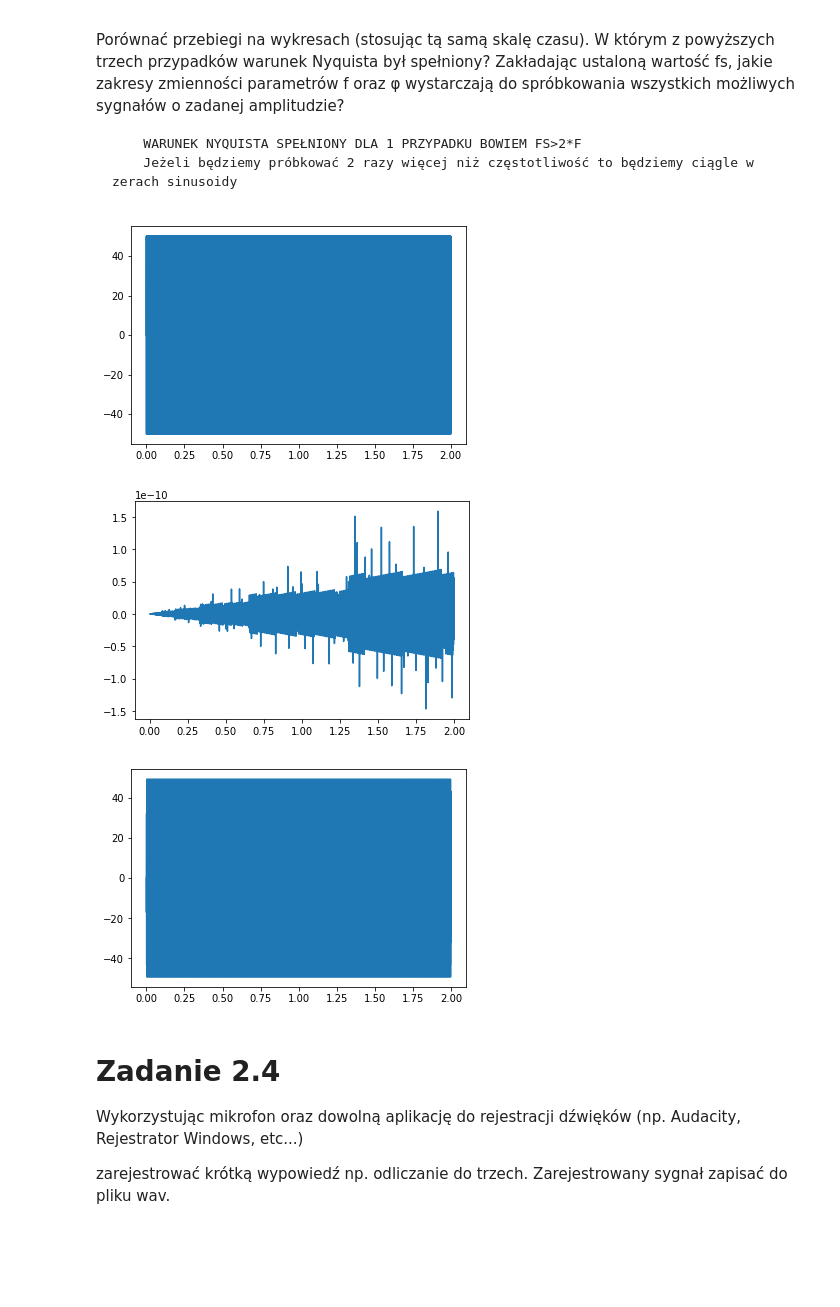
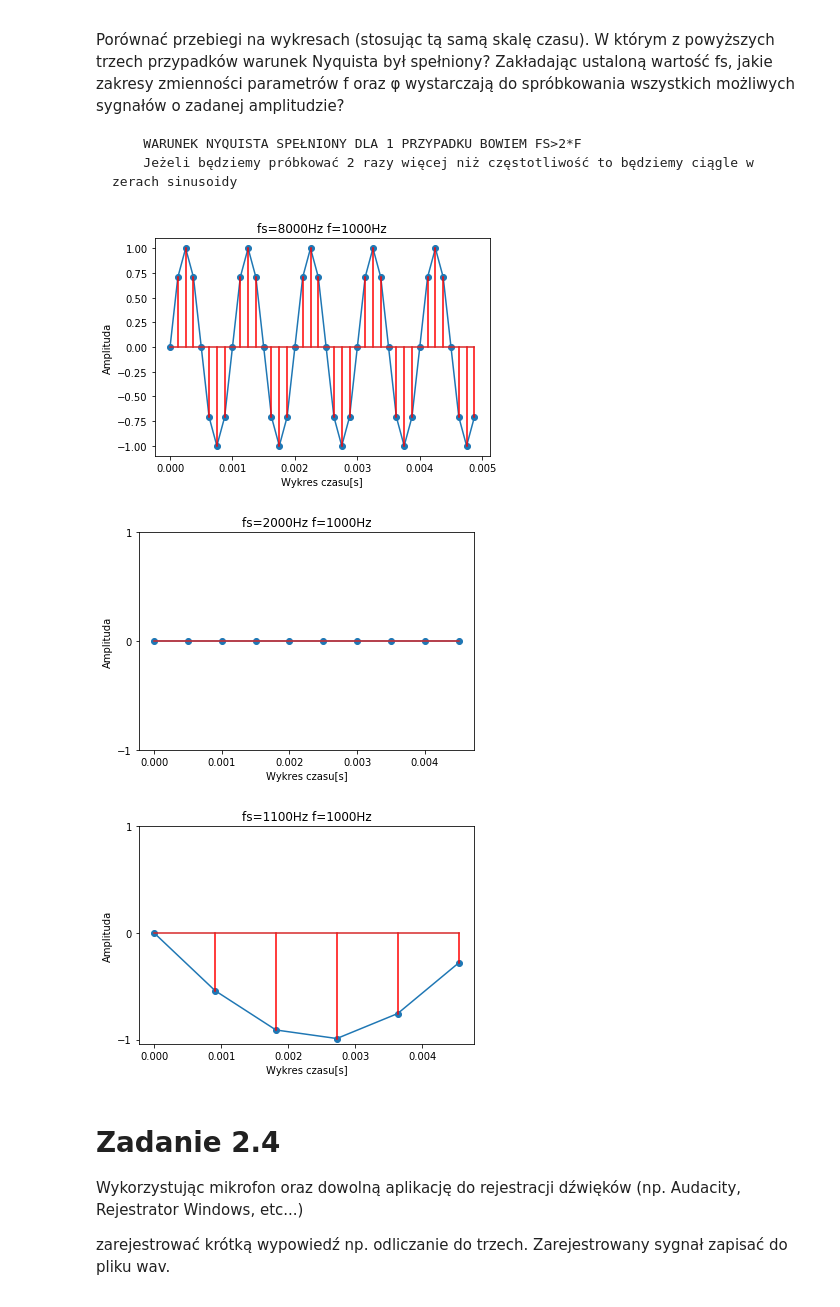
Before and after one commit to WojciechMojsiejuk/PB_INF_SEM_3, a Jupyter notebook: PrzetwarzanieSygnalow/Ćwiczenie2.ipynb, the cells around one changed output. Cells and saved outputs as stored; diff of their text form; code cells hidden in the pictures; blank space fills up the shorter version.

```diff
--- a/PrzetwarzanieSygnalow/Ćwiczenie2.ipynb
+++ b/PrzetwarzanieSygnalow/Ćwiczenie2.ipynb
@@ -112,7 +111,7 @@ if __name__=="__main__":
     fs = 44100       # sampling rate, Hz, must be integer
     samples1 = SinusoidalSignal(3.0,444.0,50,0,fs).astype(np.float32)
     samples2 = SinusoidalSignal(3.0,444.0,50,180,fs).astype(np.float32)#zmienia sinusa na cosinusa
-    samples3 = SinusoidalSignal(3.0,444.0,1000,0,fs).astype(np.float32)#zmienia głośność
+    samples3 = SinusoidalSignal(3.0,444.0,150,0,fs).astype(np.float32)#zmienia głośność
     samples4 = SinusoidalSignal(3.0,888.0,50,0,fs).astype(np.float32) #zmienia barwe
 
     # for paFloat32 sample values must be in range [-1.0, 1.0]
@@ -156,28 +282,31 @@ import numpy as np
 from scipy import signal
 import pyaudio
 
-def SinusoidalSignal(time,frequency,amplitude,phase,sampling):
+def SinusoidalSignal(time,frequency,amplitude,sampling):
     duration = time   # in seconds, may be float
     f = frequency     # sine frequency, Hz, may be float
     A = amplitude     # amplitude
-    fi = phase        # phase shift
     fs = sampling     # sampling rate
     # generate samples, note conversion to float32 array
     #+fi%*np.pi/180
-    return A*(np.sin(2*np.pi*np.arange(fs*duration)*f/fs)+(fi*np.pi/180))
+    return A*(np.sin(2*np.pi*np.arange(fs*duration)*f/fs))
 
 if __name__=="__main__":
     p = pyaudio.PyAudio()
     volume = 0.5     # range [0.0, 1.0]
     f=1000
     # sampling rate, Hz, must be integer
-    fs1 = 44100
-    samples1 = SinusoidalSignal(2.0,f,50,0,fs1).astype(np.float32)
+    fs1 = 8000
+    samples1 = SinusoidalSignal(2.0,f,1,fs1).astype(np.float32)
 
     #wykres pierwszej funkcji
-    y1=SinusoidalSignal(2.0,f,50,0,fs1)
-    t1=np.arange(0,2.0,1/fs1)
-    plt.plot(t1,y1)
+    y1=SinusoidalSignal(5.0*10**-3,f,1,fs1)
+    t1=np.arange(0,5.0*10**-3,1/fs1)
+    plt.plot(t1,y1,label="Wykres sygnału")
+    plt.stem(t1,y1,'r',label="Sample rate")
+    plt.xlabel("Wykres czasu[s]")
+    plt.ylabel("Amplituda")
+    plt.title("fs=8000Hz f=1000Hz")
     plt.show()
 
     #odsluch pierwszej funkcji
@@ -186,72 +315,81 @@ if __name__=="__main__":
     stream.stop_stream()
     stream.close()
 # %% [output]
-[figure, old version]
+[figure, new version]
 # %%
 import matplotlib.pyplot as plt
 import numpy as np
 from scipy import signal
 import pyaudio
 
-def SinusoidalSignal(time,frequency,amplitude,phase,sampling):
+def SinusoidalSignal(time,frequency,amplitude,sampling):
     duration = time   # in seconds, may be float
     f = frequency     # sine frequency, Hz, may be float
     A = amplitude     # amplitude
-    fi = phase        # phase shift
     fs = sampling     # sampling rate
     # generate samples, note conversion to float32 array
     #+fi%*np.pi/180
-    return A*(np.sin(2*np.pi*np.arange(fs*duration)*f/fs)+(fi*np.pi/180))
+    return A*(np.sin(2*np.pi*np.arange(fs*duration)*f/fs))
+
+
 
 if __name__=="__main__":
     p = pyaudio.PyAudio()
     volume = 0.5     # range [0.0, 1.0]
     f=1000
     # sampling rate, Hz, must be integer
     fs2 = 2000
-    samples2 = SinusoidalSignal(2.0,f,50,0,fs2).astype(np.float32)
+    samples2 = SinusoidalSignal(2.0,f,50,0).astype(np.float32)
 
     #wykres drugiej funkcji
-    y2=SinusoidalSignal(2.0,f,50,0,fs2)
-    t2=np.arange(0,2.0,1/fs2)
-    plt.plot(t2,y2)
+    y2=SinusoidalSignal(5.0*10**-3,f,1,fs2)
+    t2=np.arange(0,5.0*10**-3,1/fs2)
+    plt.plot(t2,y2,label="Wykres sygnału")
+    plt.stem(t2,y2,'r',label="Sample rate")
+    plt.xlabel("Wykres czasu[s]")
+    plt.ylabel("Amplituda")
+    plt.yticks((-1,0,1))
+    plt.title("fs=2000Hz f=1000Hz")
     plt.show()
 
     #odsluch drugiej funkcji
     stream = p.open(format=pyaudio.paFloat32,channels=1,rate=fs2,output=True)
     stream.write(volume*samples2)
     stream.stop_stream()
     stream.close()
 # %% [output]
-[figure, old version]
+[figure, new version]
 # %%
 import matplotlib.pyplot as plt
 import numpy as np
 from scipy import signal
 import pyaudio
 
-def SinusoidalSignal(time,frequency,amplitude,phase,sampling):
+def SinusoidalSignal(time,frequency,amplitude,sampling):
     duration = time   # in seconds, may be float
     f = frequency     # sine frequency, Hz, may be float
     A = amplitude     # amplitude
-    fi = phase        # phase shift
     fs = sampling     # sampling rate
     # generate samples, note conversion to float32 array
     #+fi%*np.pi/180
-    return A*(np.sin(2*np.pi*np.arange(fs*duration)*f/fs)+(fi*np.pi/180))
+    return A*(np.sin(2*np.pi*np.arange(fs*duration)*f/fs))
 
 if __name__=="__main__":
     p = pyaudio.PyAudio()
     volume = 0.5     # range [0.0, 1.0]
     f=1000
     # sampling rate, Hz, must be integer
-    fs3 = 1800
-    samples3 = SinusoidalSignal(2.0,f,50,0,fs3).astype(np.float32)
+    fs3 = 1100
+    #samples3 = SinusoidalSignal(2.0,f,50,0,fs3).astype(np.float32)
 
-    #wykres trzeciej funkcji
-    y3=SinusoidalSignal(2.0,f,50,0,fs3)
-    t3=np.arange(0,2.0,1/fs3)
-    plt.plot(t3,y3)
+    y3=SinusoidalSignal(5.0*10**-3,f,1,fs3)
+    t3=np.arange(0,5.0*10**-3,1/fs3)
+    plt.plot(t3,y3,label="Wykres sygnału")
+    plt.stem(t3,y3,'r',label="Sample rate")
+    plt.xlabel("Wykres czasu[s]")
+    plt.ylabel("Amplituda")
+    plt.yticks((-1,0,1))
+    plt.title("fs=1100Hz f=1000Hz")
     plt.show()
 
     #odsluch trzeciej funkcji
@@ -261,7 +399,7 @@ if __name__=="__main__":
     stream3.close()
     p.terminate()
 # %% [output]
-[figure, old version]
+[figure, new version]
 # %% [markdown]
 # Zadanie 2.4
 Wykorzystując mikrofon oraz dowolną aplikację do rejestracji dźwięków (np. Audacity, Rejestrator Windows, etc...)
```
Also changed, not shown: parts of 8 cells of this notebook, 3 other files.
